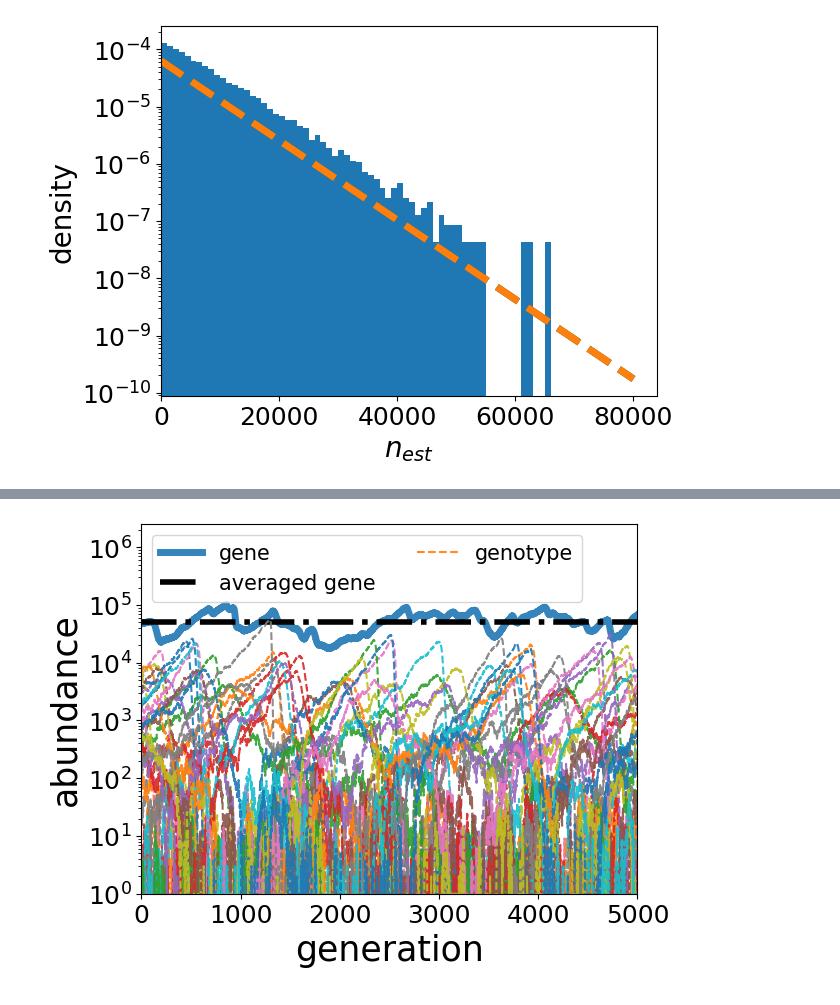
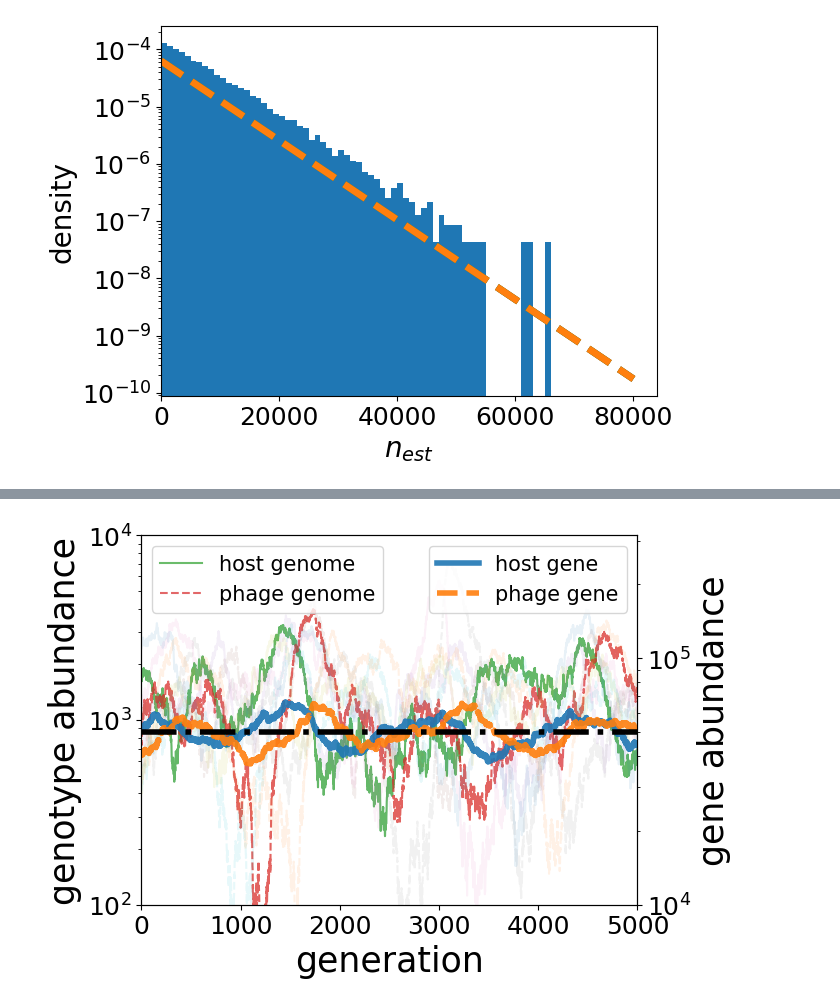
Before and after one commit to Wenping-Cui/GeneTransfer, a Jupyter notebook: ManyPairs_Simulation.ipynb, the cells around one changed output, grey strips where cells are left out. Saved outputs shown, nothing was run; the diff lists cells and outputs as text; code cells hidden in the pictures.

```diff
--- a/ManyPairs_Simulation.ipynb
+++ b/ManyPairs_Simulation.ipynb
@@ -111,7 +111,7 @@ simulation (generic function with 1 method)
 # Simulation
 # %%
 L, N, d = 40, 10^6, 2
-r = 6*10^-5
+r = 10^-3
 T = 10^5
 s = 0.005
 
@@ -346,33 +391,56 @@ plt.savefig("host_est_size.pdf", dpi=150, bbox_inches="tight", transparent=true)
 # %%
 t0 = 20000
 t1 = t0+5000
 T = 50000
-g = 5
+g = 2
 g1, g2 = G[i]
 fig,ax = plt.subplots()
 
-ax.plot(TimeSeries_gene_host[t0:t1, 2], label="gene", alpha = 0.9, linewidth = 5)
-plt.hlines(y=mean(TimeSeries_gene_host), xmin=0, xmax=1e5, color="black", linestyle ="-.",label = "established", linewidth=4)
-num = 10
+num = 35
 for (k, v) in dict_genenotype2index
     if num<=L-1 && g in k
-        ax.plot(TimeSeries_genotype_host[t0:t1, v], label="genotype", alpha = 0.9, linestyle ="dashed")
+        ax.plot(TimeSeries_genotype_host[t0:t1, v], alpha = 0.1)
+        ax.plot(TimeSeries_genotype_phage[t0:t1, v], alpha = 0.1, linestyle ="dashed")
+        if num==L-5
+            ax.plot(TimeSeries_genotype_host[t0:t1, v], label="host genome", alpha = 0.7)
+            ax.plot(TimeSeries_genotype_phage[t0:t1, v], label="phage genome", alpha = 0.7, linestyle ="dashed")
+        end
         num += 1
     end
 end
-ax.set_ylabel("abundance",fontsize = 25)
+ax.set_ylabel("genotype abundance",fontsize = 25)
 ax.set_xlabel("generation",fontsize = 25)
-ax.legend(loc ="upper left",fontsize = 15, ("gene", "averaged gene", "genotype"), ncols=2)
 ax.set_xlim([0, t1-t0])
-ax.set_ylim([1, 10^6.4])
+if suffix=="high"
+    ax.set_ylim([100, 10^4])
+elseif suffix=="high"
+    ax.set_ylim([1, 10^5])
+end
+ax.set_yscale("log")
+ax.legend(loc ="upper left",fontsize = 15, ncols=1)
 plt.yticks(fontsize=18)
 plt.xticks(fontsize=18)
-ax.set_yscale("log")
+
+
+ax2 = ax.twinx()
+ax2.plot(TimeSeries_gene_host[t0:t1, 2], label="gene", alpha = 0.9, linewidth = 4)
+ax2.plot(TimeSeries_gene_phage[t0:t1, 2], label="gene", alpha = 0.9, linewidth = 4,linestyle="dashed")
+ax2.hlines(y=mean(TimeSeries_gene_host), xmin=0, xmax=1e5, color="black", linestyle ="-.",label = "established", linewidth=4)
+ax2.set_yscale("log")
+if suffix=="weak"
+    ax2.set_ylim([10^4, 10^5.5])
+elseif suffix=="high"
+    ax2.set_ylim([10^4, 10^5.5])
+end
+ax2.legend(loc ="upper right",fontsize = 15, ("host gene", "phage gene"), ncols=1)
+ax2.set_ylabel("gene abundance",fontsize = 25)
+plt.yticks(fontsize=18)
+plt.xticks(fontsize=18)
 plt.xticks(0:1000:t1-t0)
 plt.savefig("dynamics_gene_genotype_"*suffix*".pdf", dpi=150, bbox_inches="tight", transparent=true)
 plt.show()
 # %% [output]
-[figure, old version]
+[figure, new version]
 # %%
 t0 = 20000
 t1 = t0+1000
```
Also changed, not shown: parts of 5 cells of this notebook, 3 other files.
